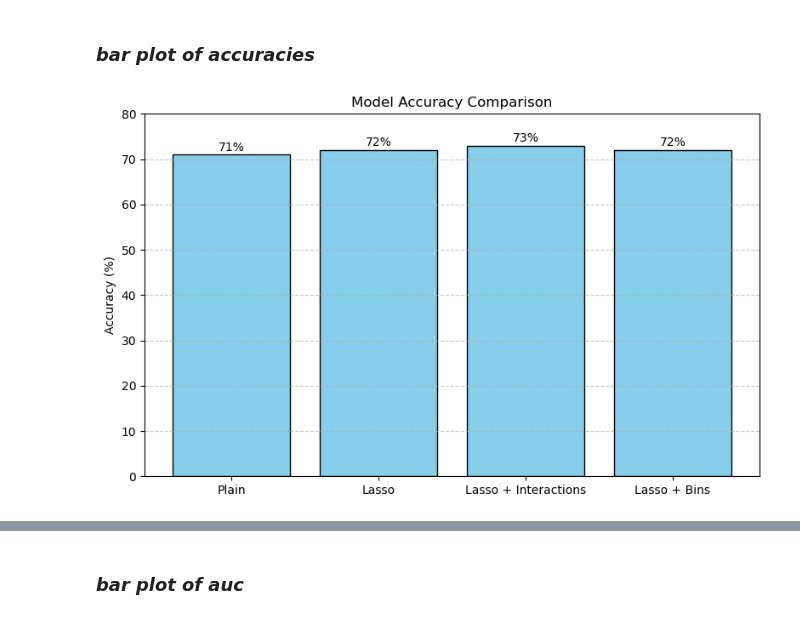
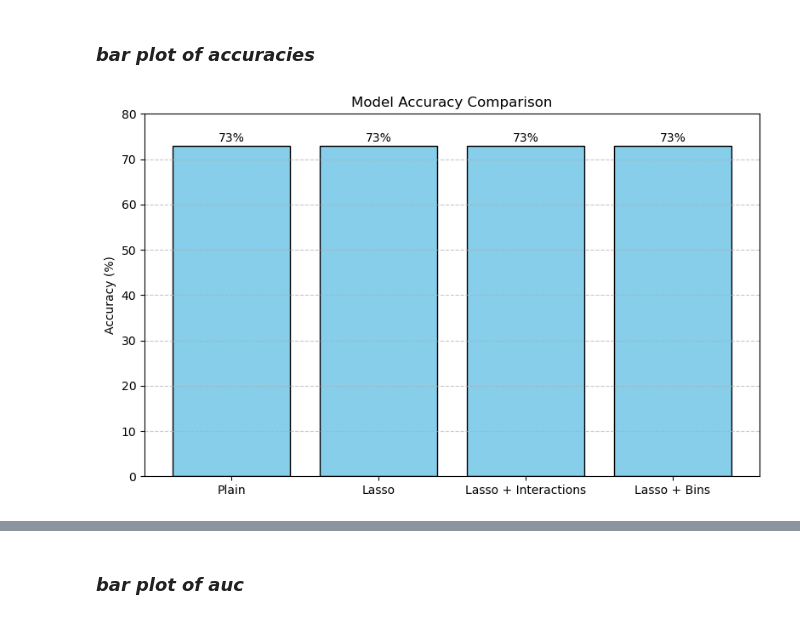
Before and after one commit to kev-analytic/Cardiovascular-Disease-Risk-Factor-Analysis, a Jupyter notebook: notebook.ipynb, the cells around one changed output, grey strips where cells are left out. Drawn from its saved outputs; the diff is of its cells as text; code cells hidden in the pictures.

```diff
--- a/notebook.ipynb
+++ b/notebook.ipynb
@@ -1052,28 +1112,28 @@ In summary, the model demonstrates stable and reliable performance on both the t
 ### *bar plot of accuracies*
 # %%
 # Accuracy values and corresponding x-tick labels
-accuracies = [71, 72, 73, 72]
+accuracies = [73, 73, 73, 73]
 xticks = ['Plain', 'Lasso', 'Lasso + Interactions', 'Lasso + Bins']
 
 # Create bar plot
 plt.figure(figsize=(8, 5))
 bars = plt.bar(range(len(accuracies)), accuracies, color='skyblue', edgecolor='black')
 
 # Add value labels on top of each bar
 for i, bar in enumerate(bars):
     yval = bar.get_height()
     plt.text(i, yval + 0.3, f'{yval}%', ha='center', va='bottom', fontsize=10)
 
 # Set x-ticks and labels
 plt.xticks(ticks=range(len(xticks)), labels=xticks)
 
 # Customize plot
 plt.ylim(0, 80)
 plt.ylabel('Accuracy (%)')
 plt.title('Model Accuracy Comparison')
 plt.grid(axis='y', linestyle='--', alpha=0.7)
 
 plt.tight_layout()
 plt.show()
 # %% [output]
-[figure, old version]
+[figure, new version]
```
Also changed, not shown: parts of 69 cells of this notebook.
